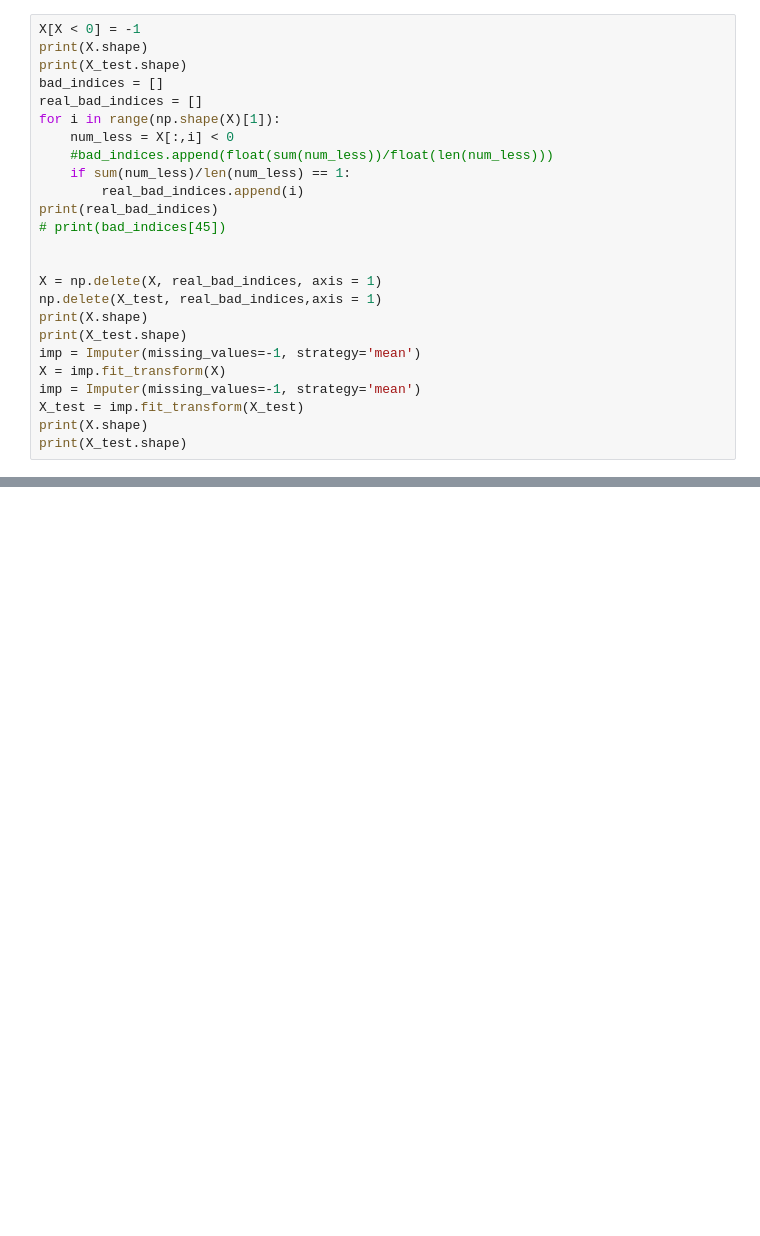
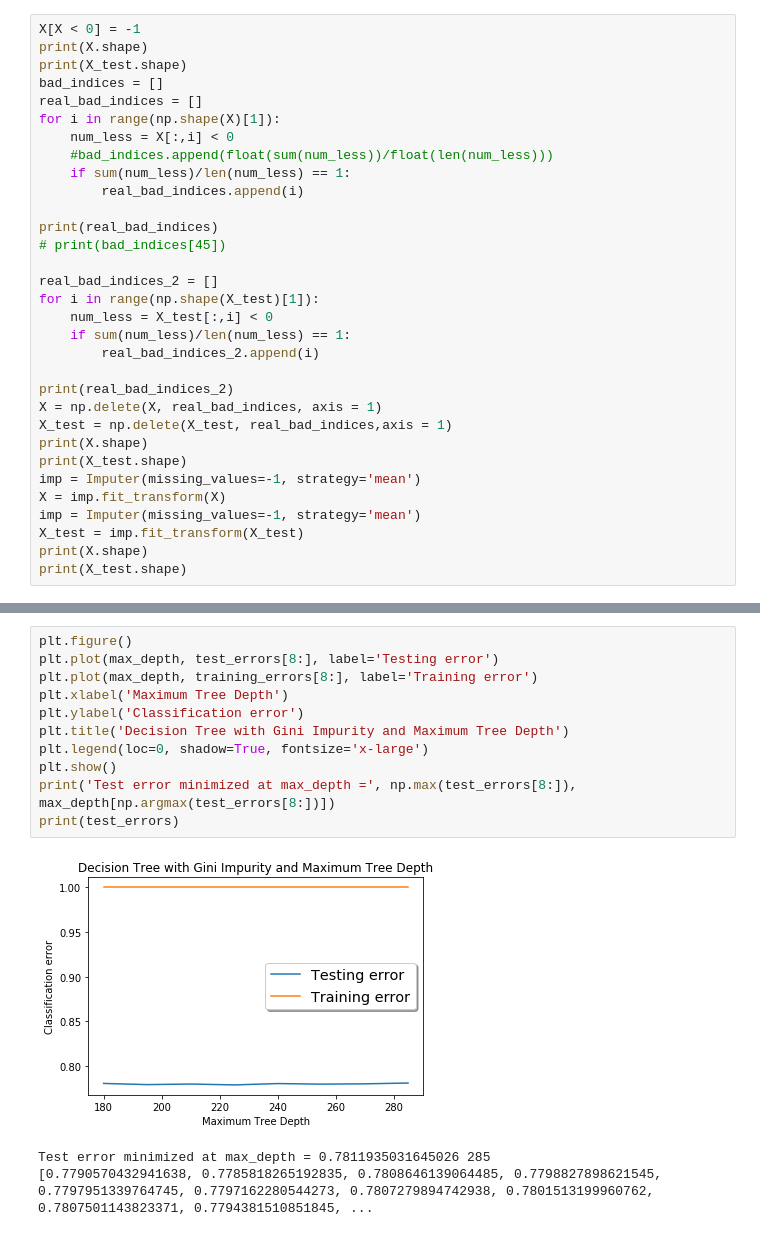
Before and after one commit to ankush1717/cs_155_proj1, a Jupyter notebook: New_Shit.ipynb, the cells around one changed output, grey strips where cells are left out. Drawn from its saved outputs; the diff is of its cells as text; blank space fills up the shorter version.

```diff
--- a/New_Shit.ipynb
+++ b/New_Shit.ipynb
@@ -81,12 +100,19 @@ for i in range(np.shape(X)[1]):
     #bad_indices.append(float(sum(num_less))/float(len(num_less)))
     if sum(num_less)/len(num_less) == 1:
         real_bad_indices.append(i)
+
 print(real_bad_indices)
 # print(bad_indices[45])
 
+real_bad_indices_2 = []
+for i in range(np.shape(X_test)[1]):
+    num_less = X_test[:,i] < 0
+    if sum(num_less)/len(num_less) == 1:
+        real_bad_indices_2.append(i)
 
+print(real_bad_indices_2)
 X = np.delete(X, real_bad_indices, axis = 1)
-np.delete(X_test, real_bad_indices,axis = 1)
+X_test = np.delete(X_test, real_bad_indices,axis = 1)
 print(X.shape)
 print(X_test.shape)
 imp = Imputer(missing_values=-1, strategy='mean')
@@ -171,0 +267,15 @@ ValueError: Number of features of the model must match the input. Model n_featur
+# %%
+plt.figure()
+plt.plot(max_depth, test_errors[8:], label='Testing error')
+plt.plot(max_depth, training_errors[8:], label='Training error')
+plt.xlabel('Maximum Tree Depth')
+plt.ylabel('Classification error')
+plt.title('Decision Tree with Gini Impurity and Maximum Tree Depth')
+plt.legend(loc=0, shadow=True, fontsize='x-large')
+plt.show()
+print('Test error minimized at max_depth =', np.max(test_errors[8:]), max_depth[np.argmax(test_errors[8:])])
+print(test_errors)
+# %% [output]
+[figure, added]
+Test error minimized at max_depth = 0.7811935031645026 285
+[0.7790570432941638, 0.7785818265192835, 0.7808646139064485, 0.7798827898621545, 0.7797951339764745, 0.7797162280544273, 0.7807279894742938, 0.7801513199960762, 0.7807501143823371, 0.7794381510851845, ...
```
Also changed, not shown: parts of 11 cells of this notebook, 2 other files.
